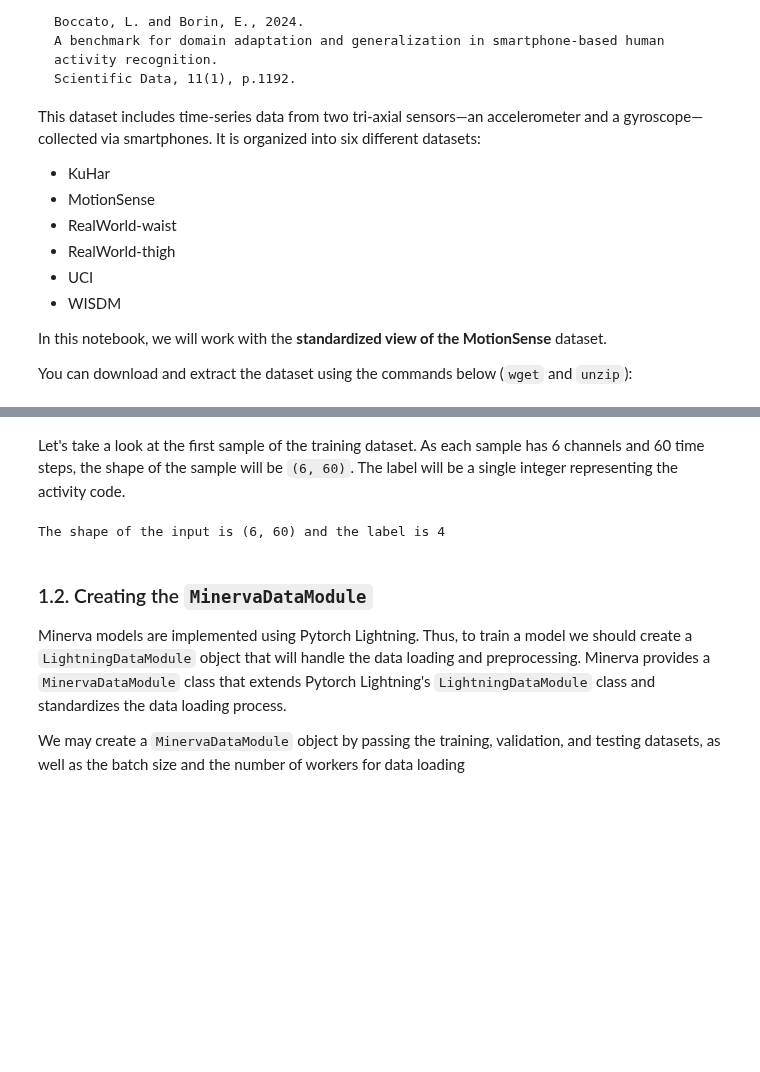
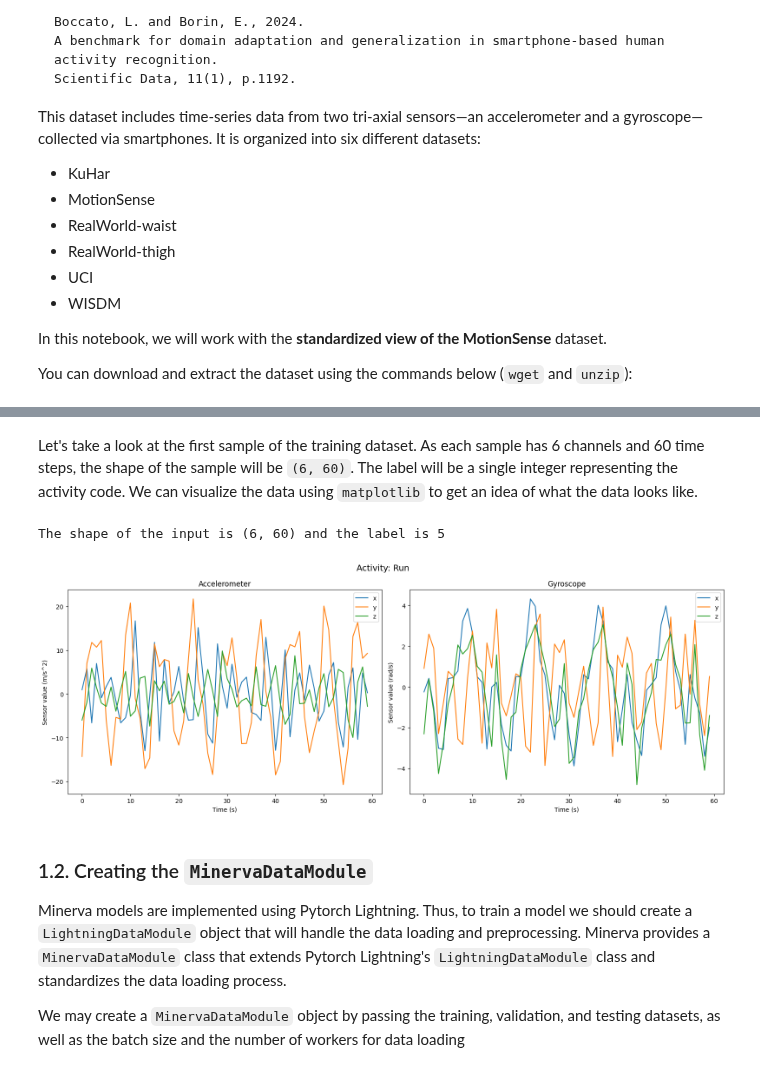
Before and after one commit to discovery-unicamp/Minerva, a Jupyter notebook: docs/notebooks/har_getting_started.ipynb, the cells around one changed output, grey strips where cells are left out. Drawn from its saved outputs; the diff is of its cells as text; code cells hidden in the pictures; blank space fills up the shorter version.

```diff
--- a/docs/notebooks/har_getting_started.ipynb
+++ b/docs/notebooks/har_getting_started.ipynb
@@ -195,11 +251,50 @@ Test dataset: MultiModalSeriesCSVDataset at daghar_standardized_view/standardize
 Let's take a look at the first sample of the training dataset.
 As each sample has 6 channels and 60 time steps, the shape of the sample will be `(6, 60)`.
 The label will be a single integer representing the activity code.
+We can visualize the data using `matplotlib` to get an idea of what the data looks like.
-# %%
-X, y = train_dataset[0]
-print(f"The shape of the input is {X.shape} and the label is {y}")
-# %% [output]
-The shape of the input is (6, 60) and the label is 4
+# %%
+sample_X, sample_y = train_dataset[800]
+print(f"The shape of the input is {sample_X.shape} and the label is {sample_y}")
+
+activity_labels = {
+    0: "Sit",
+    1: "Stand",
+    2: "Walk",
+    3: "Stair-up",
+    4: "Stair-down",
+    5: "Run",
+}
+
+activity = activity_labels[sample_y]
+
+fig = plt.figure(figsize=(16, 6))
+fig.suptitle(f"Activity: {activity}", fontsize=14)
+# Accelerometer subplot
+plt.subplot(1, 2, 1)
+# plt.subptitle(f"Activity: {activity}")
+plt.plot(sample_X[0, :], label="x")
+plt.plot(sample_X[1, :], label="y")
+plt.plot(sample_X[2, :], label="z")
+plt.title(f"Accelerometer")
+plt.xlabel("Time (s)")
+plt.ylabel("Sensor value (m/s^2)")
+plt.legend()
+
+# Gyroscope subplot
+plt.subplot(1, 2, 2)
+plt.plot(sample_X[3, :], label="x")
+plt.plot(sample_X[4, :], label="y")
+plt.plot(sample_X[5, :], label="z")
+plt.title(f"Gyroscope")
+plt.xlabel("Time (s)")
+plt.ylabel("Sensor value (rad/s)")
+plt.legend()
+
+plt.tight_layout()
+plt.show()
+# %% [output]
+The shape of the input is (6, 60) and the label is 5
+[figure, added]
 # %% [markdown]
 ### 1.2. Creating the `MinervaDataModule`
 
```
Also changed, not shown: parts of 16 cells of this notebook, 9 other files.
